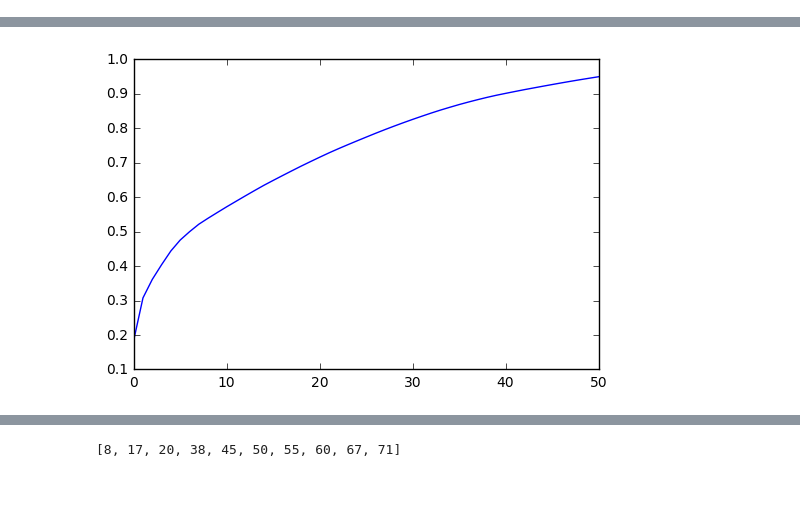
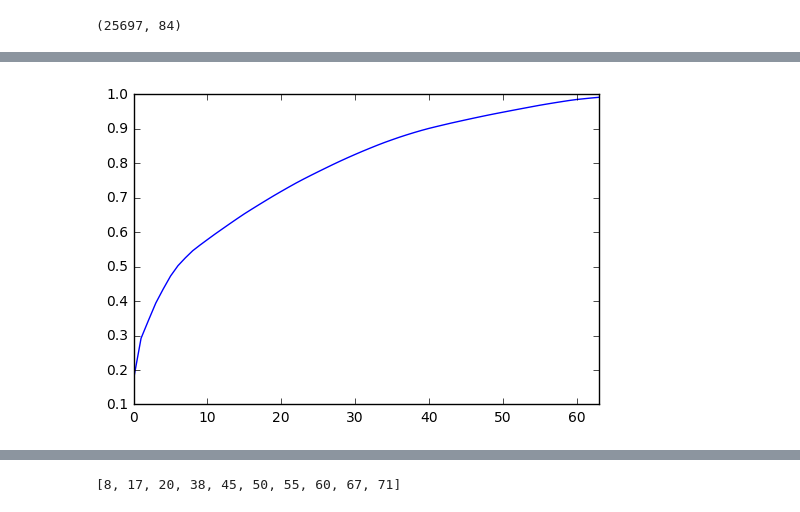
Before and after one commit to savourylie/kobe_bryant_shots, a Jupyter notebook: kobe_bryant_shots_selection.ipynb, the cells around one changed output, grey strips where cells are left out. Drawn from its saved outputs; the diff is of its cells as text; code cells hidden in the pictures.

Commit message:
added home game info back to the dataset, thanks to Joe!

```diff
--- a/kobe_bryant_shots_selection.ipynb
+++ b/kobe_bryant_shots_selection.ipynb
@@ -62,10 +62,11 @@ def preprocess_feature_data(X_data):
     # Drop geographical info
     del X_data['lat']
     del X_data['lon']
+    # Matchup -> home game
+    X_data['home_game'] = X_data['matchup'].str.contains('vs').astype('int')
+    X_data.drop('matchup', axis=1, inplace=True)
     # Drop date info
     del X_data['game_date']
-    # Drop matchup
-    del X_data['matchup']
     # Drop shot_id
     del X_data['shot_id']
     # Drop team_name
@@ -113,7 +114,13 @@ def preprocess_feature_data(X_data):
     # secs_remaining (int)
 # %%
 X_train = preprocess_feature_data(X_train)
+# %%
+X_train.shape
+# %% [output]
+(25697, 84)
 # %%
+import time
+from sklearn.decomposition import PCA
 # Apply PCA to data to reduce dimensions
 # Find best pca_dim
 # PCA Fit and Transformation and DF Reconstruction
@@ -135,5 +142,5 @@ def pca_transform_reconstruct(fit_data, trans_data, pca_dim):
 
     return data_pca
 
-X_train_pca = pca_transform_reconstruct(X_train, X_train, 51)
+X_train_pca = pca_transform_reconstruct(X_train, X_train, 64)
 # %% [output]
@@ -142,4 +149,4 @@ Fitting PCA took 0.35781121253967285 seconds
-[figure, old version]
+[figure, new version]
 # %%
 X_train_pca.head()
 # %% [output]
```
Also changed, not shown: parts of 9 cells of this notebook.
